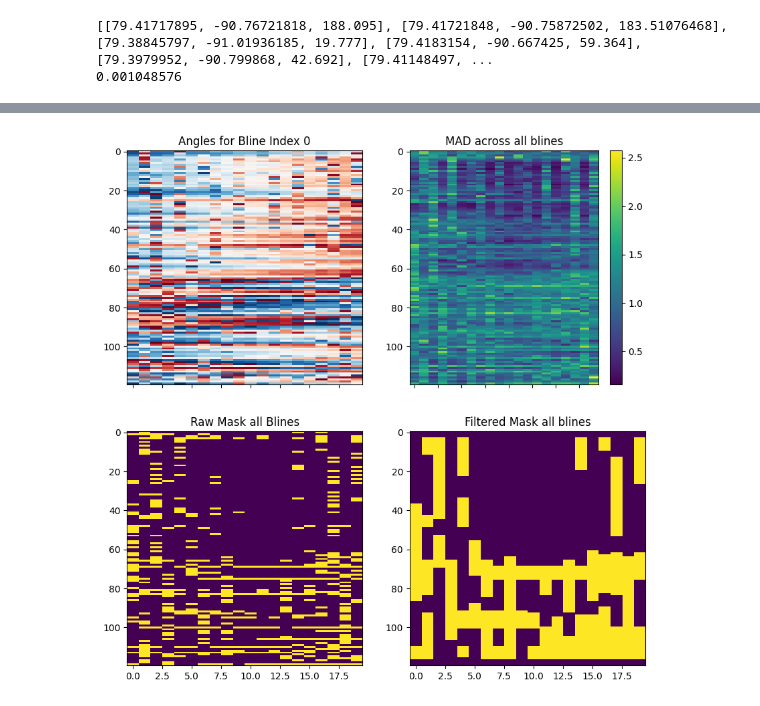
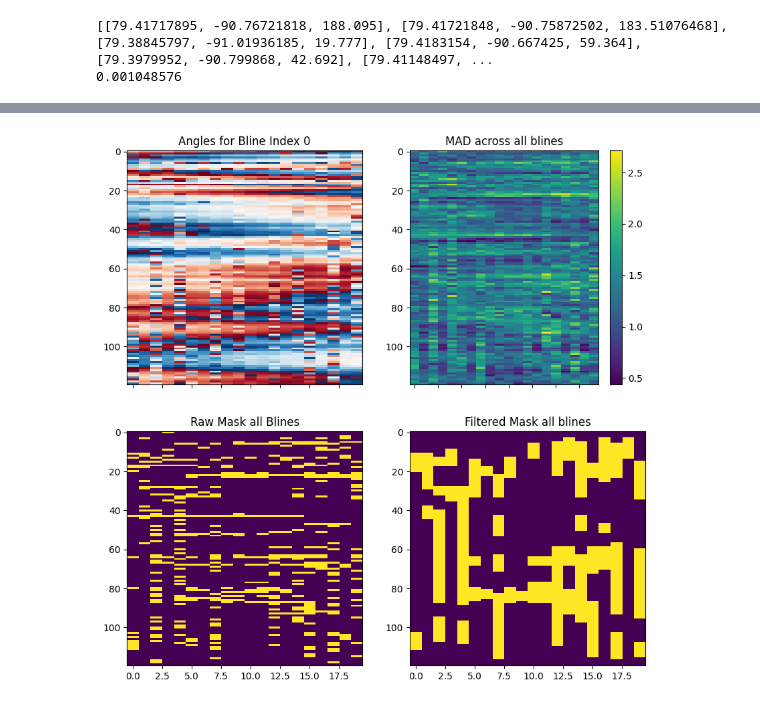
Before and after one commit to ALBATROS-Experiment/albatros_analysis, a Jupyter notebook: scripts/orbcomm/mohan_sanity_check.ipynb, the cells around one changed output, grey strips where cells are left out. Cells and saved outputs as stored; diff of their text form; code cells hidden in the pictures.

```diff
--- a/scripts/orbcomm/mohan_sanity_check.ipynb
+++ b/scripts/orbcomm/mohan_sanity_check.ipynb
@@ -370,7 +370,7 @@ antmap = {0:"MARS1", 1:"MARS2",2:"MARS4",3:"MARS5",4:"MARS6",5:"MARS7",6:"MARS8"
 nant_used = len(ant_idxs)
 n_blines = len(ant_idxs)*(len(ant_idxs)-1)//2
 # %%
-idx_pulse = 0
+idx_pulse = 3
 
 #extract from pulses json
 pulse = pulse_list[idx_pulse]
@@ -474,7 +473,8 @@ one delay prediction: 0.1551811695098877
 done 5 6 .Processed 15 baselines
 # %%
+#make adaptive. while loop maybe? needs a minimum number of real points.
 if masking:
-    mask1 = get_mask(vis1, tol=1.6)
+    mask1 = get_mask(vis1, tol=1.8)
 else:
     mask1 = None
 # %% [output]
@@ -539,11 +539,11 @@ done 5 6 .Processed 15 baselines
 (15, 120, 20)
 # %%
 if masking:
-    mask2 = get_mask(vis2, tol=1.4)
+    mask2 = get_mask(vis2, tol=1.7)
 else:
     mask2 = None
 # %% [output]
-[figure, old version]
+[figure, new version]
 # %%
 thermal_noise2 = get_thermal_noise(vis2, ant_idxs, mask=mask2)
 # %% [output]
```
Also changed, not shown: parts of 22 cells of this notebook, 9 other files.
